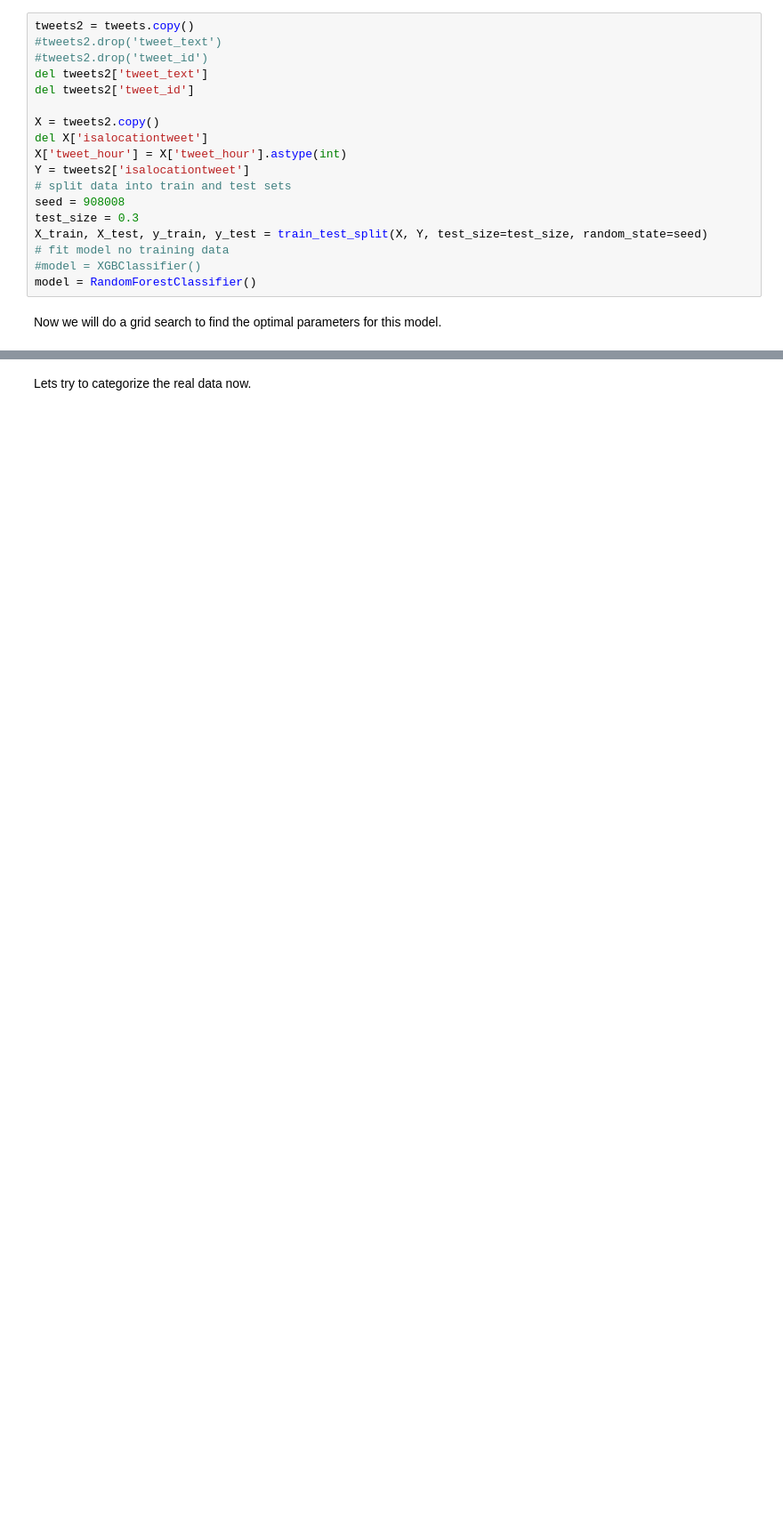
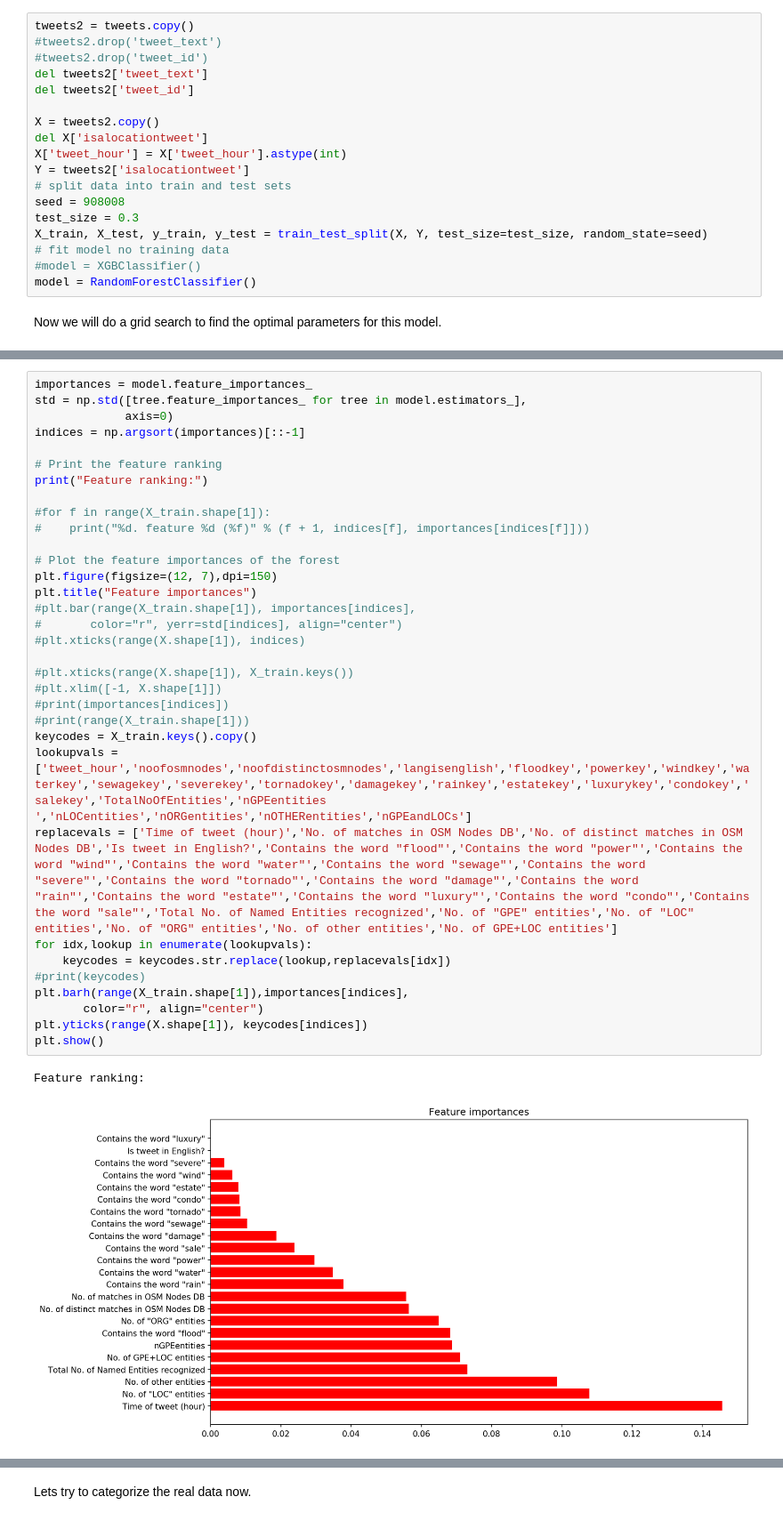
Before and after one commit to ramraj07/TweetMap.live, a Jupyter notebook: processTweetsForLocation/2017-09-24 Make a model to categorize tweets with a location about hurricane-related events.ipynb, the cells around one changed output, grey strips where cells are left out. Shown: that part at 89% size. Cells and saved outputs as stored; diff of their text form; blank space fills up the shorter version.

Commit message:
Model notebook cleanup and documentation
Jupyter Notebook containing the machine learning function was cleaned up and documented properly.

```diff
--- a/processTweetsForLocation/2017-09-24 Make a model to categorize tweets with a location about hurricane-related events.ipynb
+++ b/processTweetsForLocation/2017-09-24 Make a model to categorize tweets with a location about hurricane-related events.ipynb
@@ -225,0 +234,36 @@ array([[84, 48],
+# %%
+importances = model.feature_importances_
+std = np.std([tree.feature_importances_ for tree in model.estimators_],
+             axis=0)
+indices = np.argsort(importances)[::-1]
+
+# Print the feature ranking
+print("Feature ranking:")
+
+#for f in range(X_train.shape[1]):
+#    print("%d. feature %d (%f)" % (f + 1, indices[f], importances[indices[f]]))
+
+# Plot the feature importances of the forest
+plt.figure(figsize=(12, 7),dpi=150)
+plt.title("Feature importances")
+#plt.bar(range(X_train.shape[1]), importances[indices],
+#       color="r", yerr=std[indices], align="center")
+#plt.xticks(range(X.shape[1]), indices)
+
+#plt.xticks(range(X.shape[1]), X_train.keys())
+#plt.xlim([-1, X.shape[1]])
+#print(importances[indices])
+#print(range(X_train.shape[1]))
+keycodes = X_train.keys().copy()
+lookupvals = ['tweet_hour','noofosmnodes','noofdistinctosmnodes','langisenglish','floodkey','powerkey','windkey','waterkey','sewagekey','severekey','tornadokey','damagekey','rainkey','estatekey','luxurykey','condokey','salekey','TotalNoOfEntities','nGPEentities   ','nLOCentities','nORGentities','nOTHERentities','nGPEandLOCs']
+replacevals = ['Time of tweet (hour)','No. of matches in OSM Nodes DB','No. of distinct matches in OSM Nodes DB','Is tweet in English?','Contains the word "flood"','Contains the word "power"','Contains the word "wind"','Contains the word "water"','Contains the word "sewage"','Contains the word "severe"','Contains the word "tornado"','Contains the word "damage"','Contains the word "rain"','Contains the word "estate"','Contains the word "luxury"','Contains the word "condo"','Contains the word "sale"','Total No. of Named Entities recognized','No. of "GPE" entities','No. of "LOC" entities','No. of "ORG" entities','No. of other entities','No. of GPE+LOC entities']
+for idx,lookup in enumerate(lookupvals):
+    keycodes = keycodes.str.replace(lookup,replacevals[idx])
+#print(keycodes)
+plt.barh(range(X_train.shape[1]),importances[indices],
+       color="r", align="center")
+plt.yticks(range(X.shape[1]), keycodes[indices])
+plt.show()
+# %% [output]
+Feature ranking:
+[figure, added]
```
Also changed, not shown: parts of 11 cells of this notebook.
